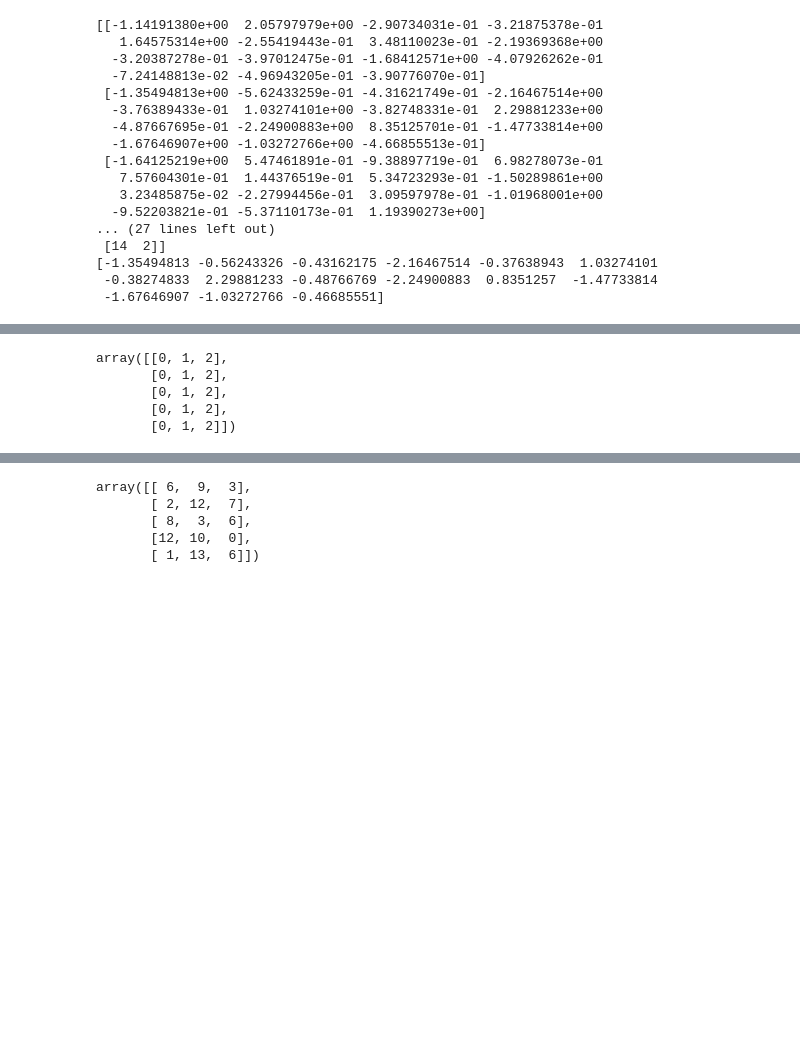
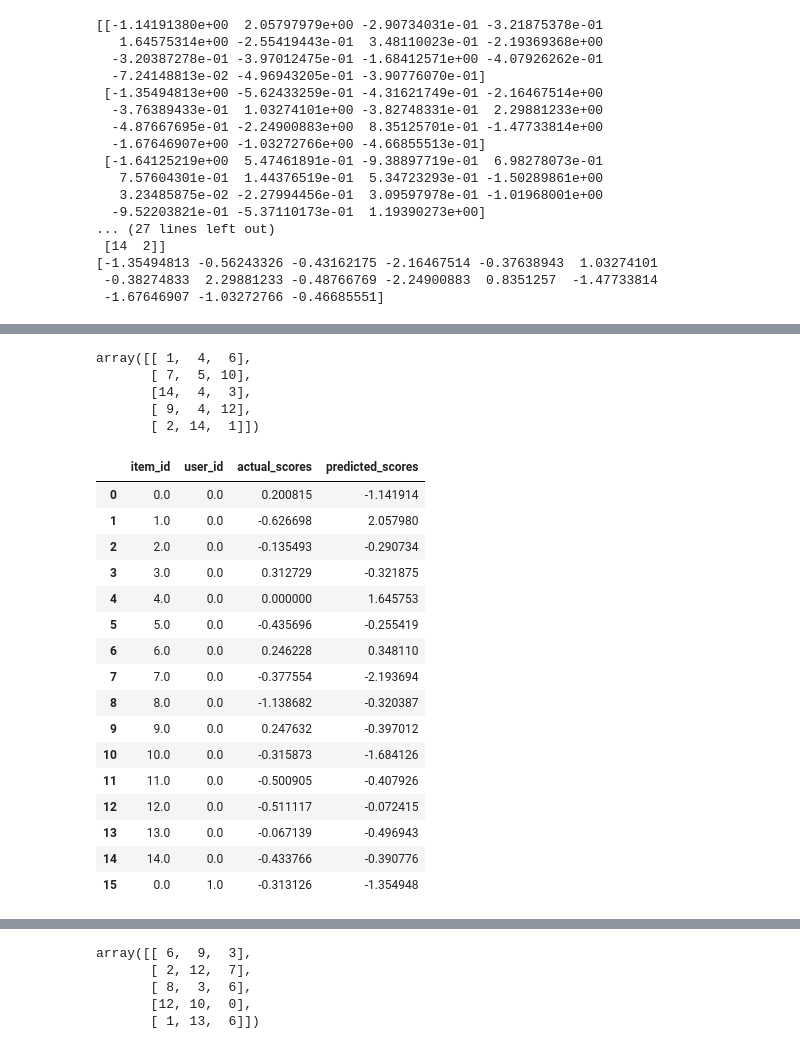
Before and after one commit to elucherini/t-recs, a Jupyter notebook: examples/diagnostics-experiments.ipynb, the cells around one changed output, grey strips where cells are left out. Cells and saved outputs as stored; diff of their text form; code cells hidden in the pictures; blank space fills up the shorter version.

```diff
--- a/examples/diagnostics-experiments.ipynb
+++ b/examples/diagnostics-experiments.ipynb
@@ -234,8 +257,35 @@ NameError: name 'shown_item_rel' is not defined
-# %%
-np.tile(np.arange(0,recommender.items_shown.shape[1]),(recommender.num_users, 1))
-# %% [output]
-array([[0, 1, 2],
-       [0, 1, 2],
-       [0, 1, 2],
-       [0, 1, 2],
-       [0, 1, 2]])
+# %%
+#np.meshgrid(user_ids, item_ids)
+user_item_ids= np.dstack(np.meshgrid(item_ids, user_ids)).reshape(-1, 2)
+long_actual_scores = np.reshape(recommender.users.actual_user_scores.value, (recommender.num_users*recommender.num_items, 1))
+long_predicted_scores = np.reshape(recommender.predicted_scores.value, (recommender.num_users*recommender.num_items, 1))
+# %%
+recommender.items_shown
+# %% [output]
+array([[ 1,  4,  6],
+       [ 7,  5, 10],
+       [14,  4,  3],
+       [ 9,  4, 12],
+       [ 2, 14,  1]])
+# %%
+scores_df = pd.DataFrame(np.hstack((user_item_ids, long_actual_scores, long_predicted_scores)), columns=['item_id', 'user_id', 'actual_scores', 'predicted_scores'])
+
+scores_df.head(16)
+# %% [output]
+|  | item_id | user_id | actual_scores | predicted_scores |
+| 0 | 0.0 | 0.0 | 0.200815 | -1.141914 |
+| 1 | 1.0 | 0.0 | -0.626698 | 2.057980 |
+| 2 | 2.0 | 0.0 | -0.135493 | -0.290734 |
+| 3 | 3.0 | 0.0 | 0.312729 | -0.321875 |
+| 4 | 4.0 | 0.0 | 0.000000 | 1.645753 |
+| 5 | 5.0 | 0.0 | -0.435696 | -0.255419 |
+| 6 | 6.0 | 0.0 | 0.246228 | 0.348110 |
+| 7 | 7.0 | 0.0 | -0.377554 | -2.193694 |
+| 8 | 8.0 | 0.0 | -1.138682 | -0.320387 |
+| 9 | 9.0 | 0.0 | 0.247632 | -0.397012 |
+| 10 | 10.0 | 0.0 | -0.315873 | -1.684126 |
+| 11 | 11.0 | 0.0 | -0.500905 | -0.407926 |
+| 12 | 12.0 | 0.0 | -0.511117 | -0.072415 |
+| 13 | 13.0 | 0.0 | -0.067139 | -0.496943 |
+| 14 | 14.0 | 0.0 | -0.433766 | -0.390776 |
+| 15 | 0.0 | 1.0 | -0.313126 | -1.354948 |
```
Also changed, not shown: parts of 10 cells of this notebook, 1 other file.
